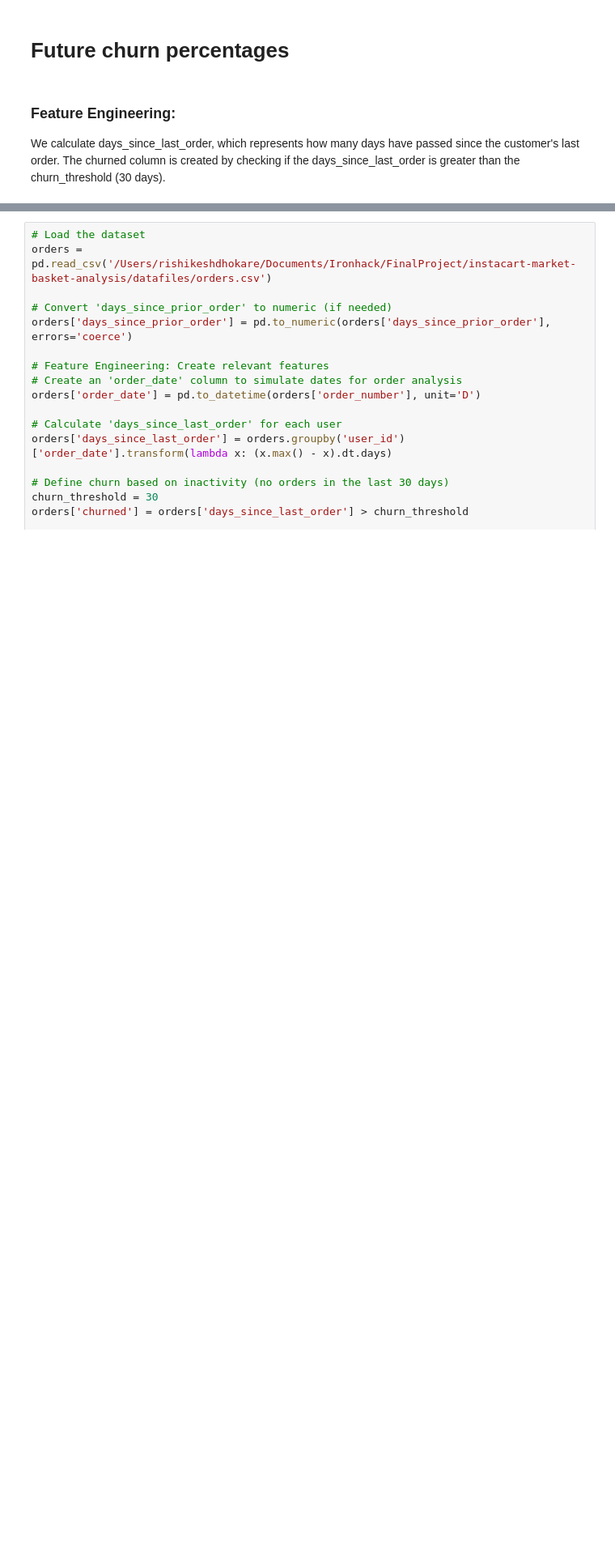
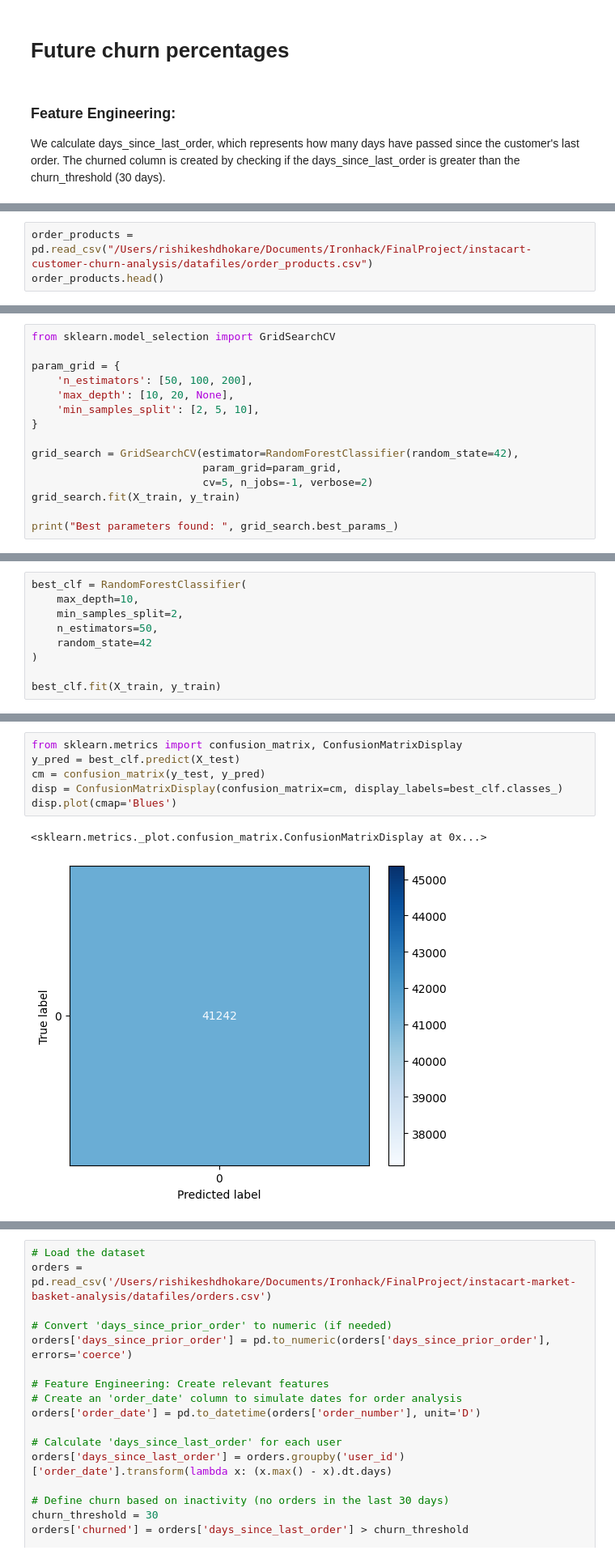
Before and after one commit to mirajkarsneha/instacart-market-basket-analysis, a Jupyter notebook: churn_rate_analysis.ipynb, the cells around one changed output, grey strips where cells are left out. Shown at 81% size. Cells and saved outputs as stored; diff of their text form; blank space fills up the shorter version.

```diff
--- a/churn_rate_analysis.ipynb
+++ b/churn_rate_analysis.ipynb
@@ -273,0 +91,3 @@ print(classification_report(y_test, y_pred))
+# %%
+order_products = pd.read_csv("/Users/rishikeshdhokare/Documents/Ironhack/FinalProject/instacart-customer-churn-analysis/datafiles/order_products.csv")
+order_products.head()
@@ -273,0 +190,15 @@ print(classification_report(y_test, y_pred))
+# %%
+from sklearn.model_selection import GridSearchCV
+
+param_grid = {
+    'n_estimators': [50, 100, 200],
+    'max_depth': [10, 20, None],
+    'min_samples_split': [2, 5, 10],
+}
+
+grid_search = GridSearchCV(estimator=RandomForestClassifier(random_state=42),
+                           param_grid=param_grid,
+                           cv=5, n_jobs=-1, verbose=2)
+grid_search.fit(X_train, y_train)
+
+print("Best parameters found: ", grid_search.best_params_)
@@ -273,0 +208,9 @@ print(classification_report(y_test, y_pred))
+# %%
+best_clf = RandomForestClassifier(
+    max_depth=10,
+    min_samples_split=2,
+    n_estimators=50,
+    random_state=42
+)
+
+best_clf.fit(X_train, y_train)
@@ -273,0 +219,9 @@ print(classification_report(y_test, y_pred))
+# %%
+from sklearn.metrics import confusion_matrix, ConfusionMatrixDisplay
+y_pred = best_clf.predict(X_test)
+cm = confusion_matrix(y_test, y_pred)
+disp = ConfusionMatrixDisplay(confusion_matrix=cm, display_labels=best_clf.classes_)
+disp.plot(cmap='Blues')
+# %% [output]
+<sklearn.metrics._plot.confusion_matrix.ConfusionMatrixDisplay at 0x...>
+[figure, added]
```
Also changed, not shown: parts of 26 cells of this notebook, 2 other files.
